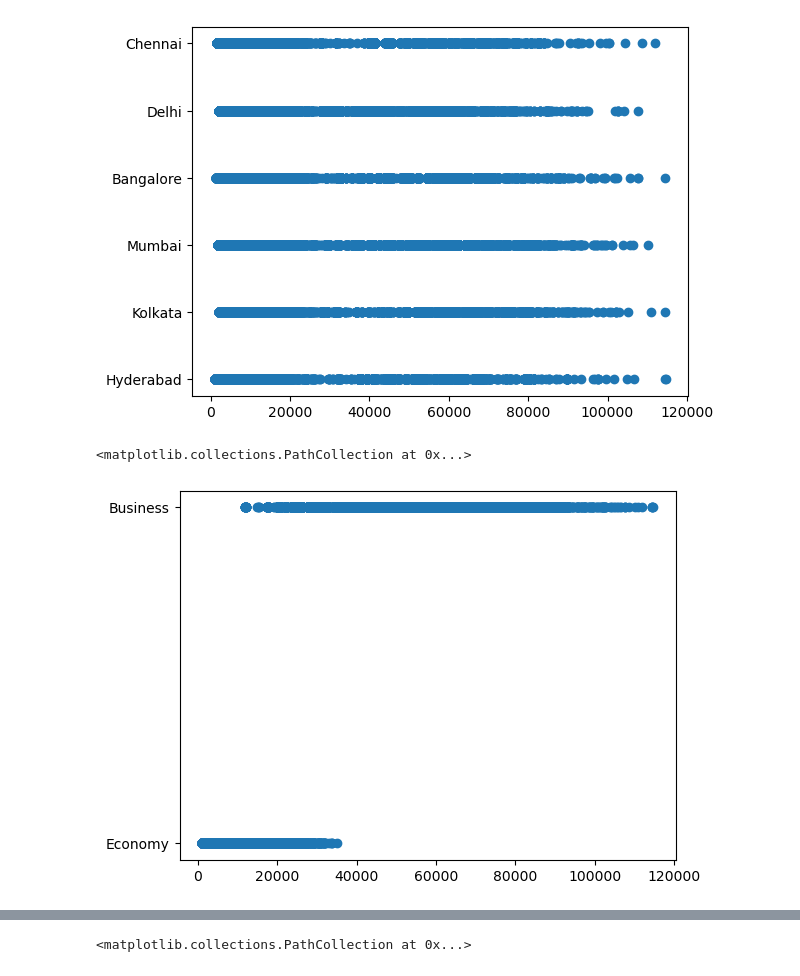
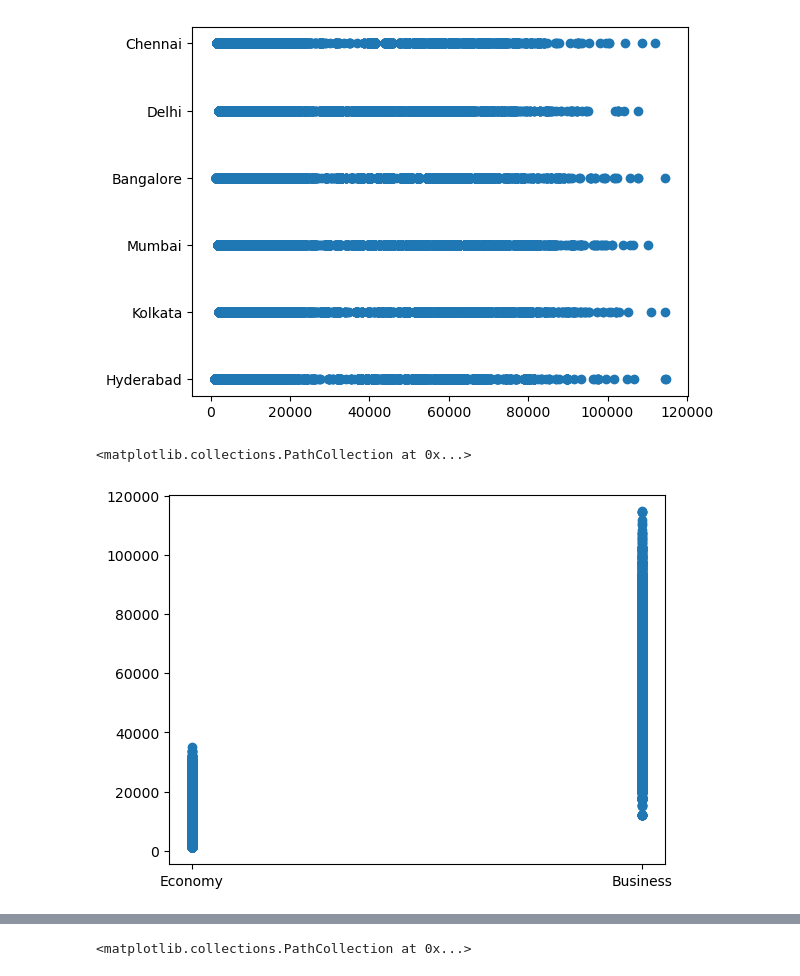
Before and after one commit to AivAiv/Flight_Price_Prediction, a Jupyter notebook: Progetto Programmazione Data Intensive.ipynb, the cells around one changed output, grey strips where cells are left out. Saved outputs shown, nothing was run; the diff lists cells and outputs as text; code cells hidden in the pictures.

```diff
--- a/Progetto Programmazione Data Intensive.ipynb
+++ b/Progetto Programmazione Data Intensive.ipynb
@@ -221,7 +234,7 @@ plt.scatter(x = dataset["price"], y = dataset["destination_city"])
 <matplotlib.collections.PathCollection at 0x...>
 [figure]
 # %%
-plt.scatter(x = dataset["price"], y = dataset["class"])
+plt.scatter(y = dataset["price"], x = dataset["class"])
 # %% [output]
 <matplotlib.collections.PathCollection at 0x...>
-[figure, old version]
+[figure, new version]
```
Also changed, not shown: parts of 11 cells of this notebook.
